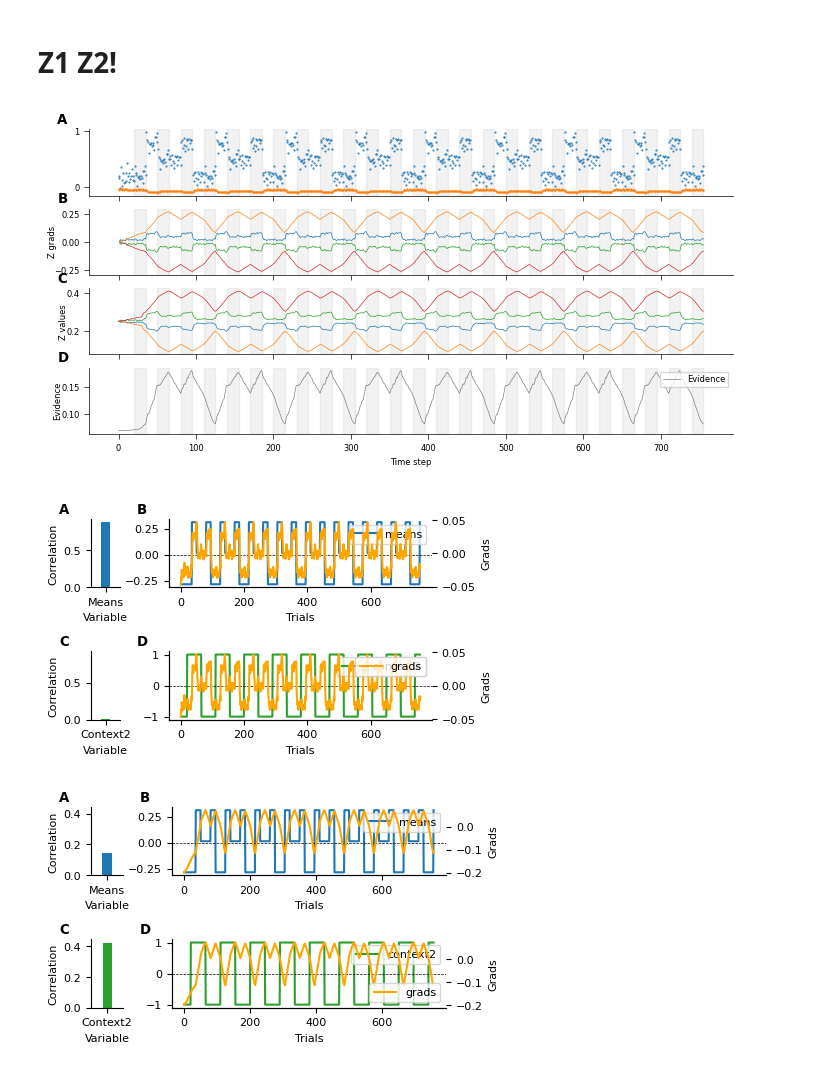
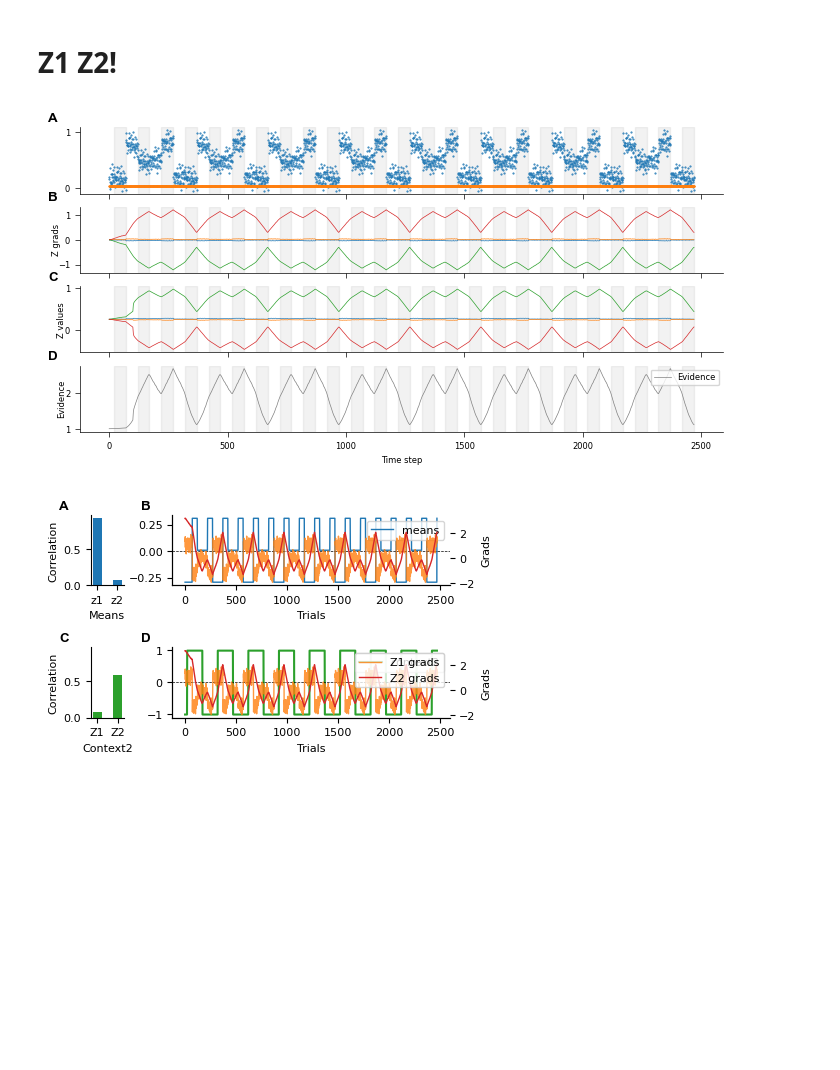
Before and after one commit to hummosa/contextual_switching_task, a Jupyter notebook: two_latents_flat_hierarchy.ipynb, the cells around one changed output. Saved outputs shown, nothing was run; the diff lists cells and outputs as text; code cells hidden in the pictures; blank space fills up the shorter version.

```diff
--- a/two_latents_flat_hierarchy.ipynb
+++ b/two_latents_flat_hierarchy.ipynb
@@ -56,7 +56,7 @@ stds = [0.1, 0.2, 0.3, 0.4, 0.5]
 train_model = False
 # horizon_long_short = 'short'
 horizon_long_short = 'long'
-scale = 3
+scale = 10
 experiment = 9
 config = Config(context_units = 4) # increase thalamus units
 config.no_of_latents = 2
@@ -64,7 +64,7 @@ config.default_std = default_std
 context_transition_functions = {7: 'two_sequences', 8: 'fixed_random_sequences', 9: 'experiment_9'}
 training_phase_1_config = {'context_transition_function':  context_transition_functions[experiment],
         'max_trials_per_block':int(scale*5), 'min_trials_per_block':int(scale*2),
-        'context_switch_rate': 1/(scale*(5-3)), 'no_of_blocks':50}
+        'context_switch_rate': 1/(scale*(5-3)), 'no_of_blocks':70}
 config.training_phases= [{'start_ts': 1, 'config': training_phase_1_config}]
 logger = Logger(config)
 env = Generative_environment(config, experiment=experiment)
@@ -81,27 +81,29 @@ if train_model:
 # %%
 config.training_phases[0]['config']['no_of_blocks'] = 50
 testing_env = Generative_environment(config, experiment=experiment)
 
 if horizon_long_short == 'long':
         horizon = int(training_phase_1_config['max_trials_per_block'] * (1+1))
 else:
         horizon = 5
 optimizer = 'LU'
 logger = Logger(config)
 criterion = nn.MSELoss(reduction='sum')
 _use_optimized_thalamus = False
 config.backprop_only_last_timestep = False
 config.accummulate_thalamus_temporally = True
 
 testing_memory_buffer, testing_losses = adapt_model_v3(model, testing_env, _use_oracle, config, optimizer, horizon, criterion,
                                                 0, logger, _use_optimized_thalamus=_use_optimized_thalamus,)
 plot_grads(testing_memory_buffer, testing_env, x1=50, x2=np.inf)
-
-prespecified_thalamus_last_only = np.stack(testing_memory_buffer.timestep_data['thalamus'])
-
-plot_modulations(testing_memory_buffer, testing_env, testing_losses, config, x1=50, x2=np.inf, latent_dim = 0)
-plot_modulations(testing_memory_buffer, testing_env, testing_losses, config, x1=50, x2=np.inf, latent_dim = 1)
+prespecified_thalamus_untrained = np.stack(testing_memory_buffer.timestep_data['thalamus'])
+# plot_modulations(testing_memory_buffer, testing_env, testing_losses, config, x1=50, x2=np.inf, latent_dim = 0)
+# plot_modulations(testing_memory_buffer, testing_env, testing_losses, config, x1=50, x2=np.inf, latent_dim = 1)
+# plot_task_and_hierarchies_illustration(testing_memory_buffer, testing_env, testing_losses, config,  )
+# from plot_functions import plot_dual_modulations
+plot_dual_modulations(testing_memory_buffer, testing_env, testing_losses, config, x1=50, x2=np.inf)
+# (testing_memory_buffer, testing_env, testing_losses, config, x1=50, x2=np.inf, latent_dim = 0)
+# plot_modulations(testing_memory_buffer, testing_env, testing_losses, config, x1=50, x2=np.inf, latent_dim = 1)
 # %% [output]
-[figure, old version]
+[figure, new version]
-[figure, old version]
+[figure, new version]
-[figure, removed]
```
Also changed, not shown: parts of 23 cells of this notebook, 11 other files.
